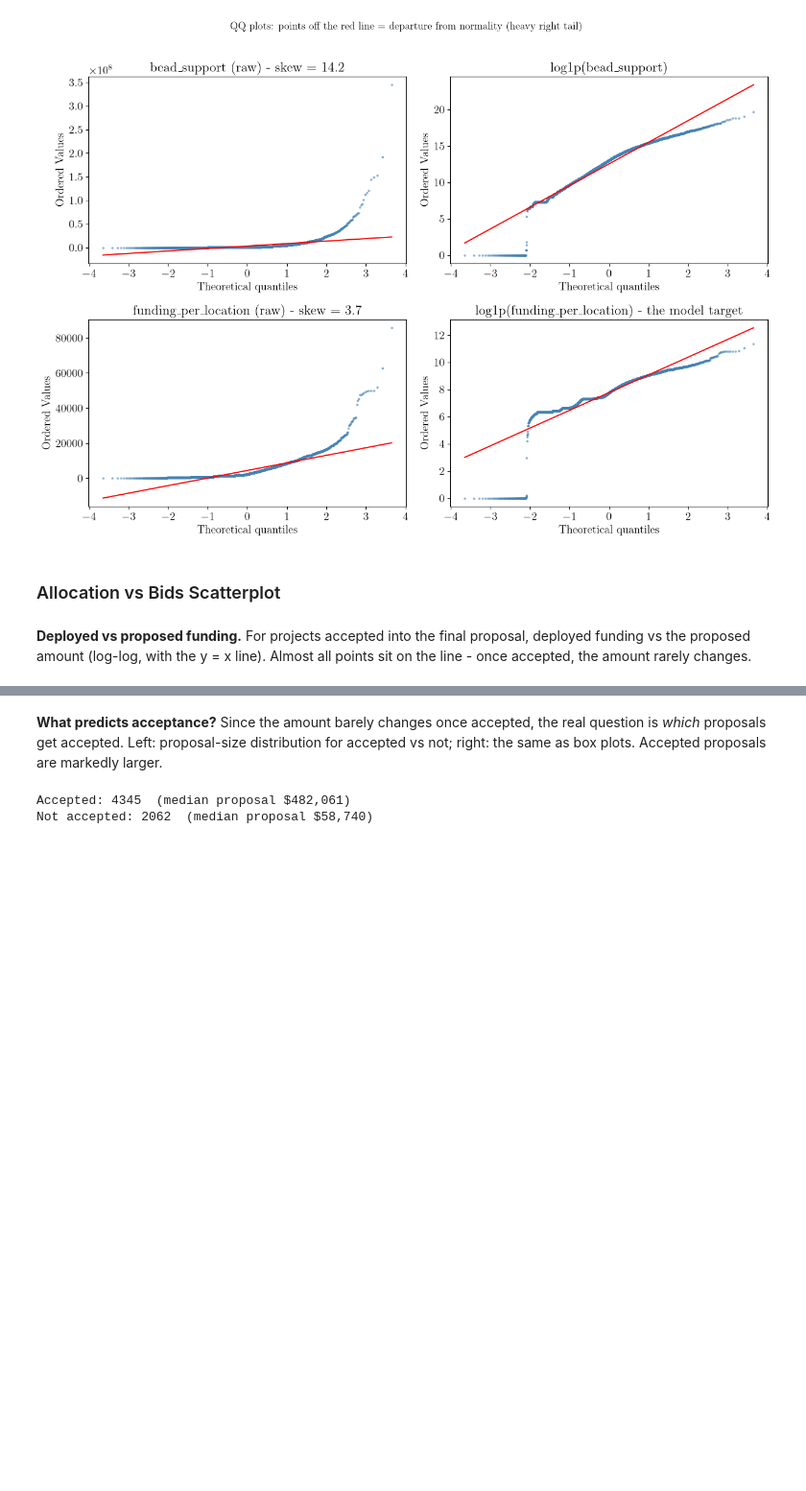
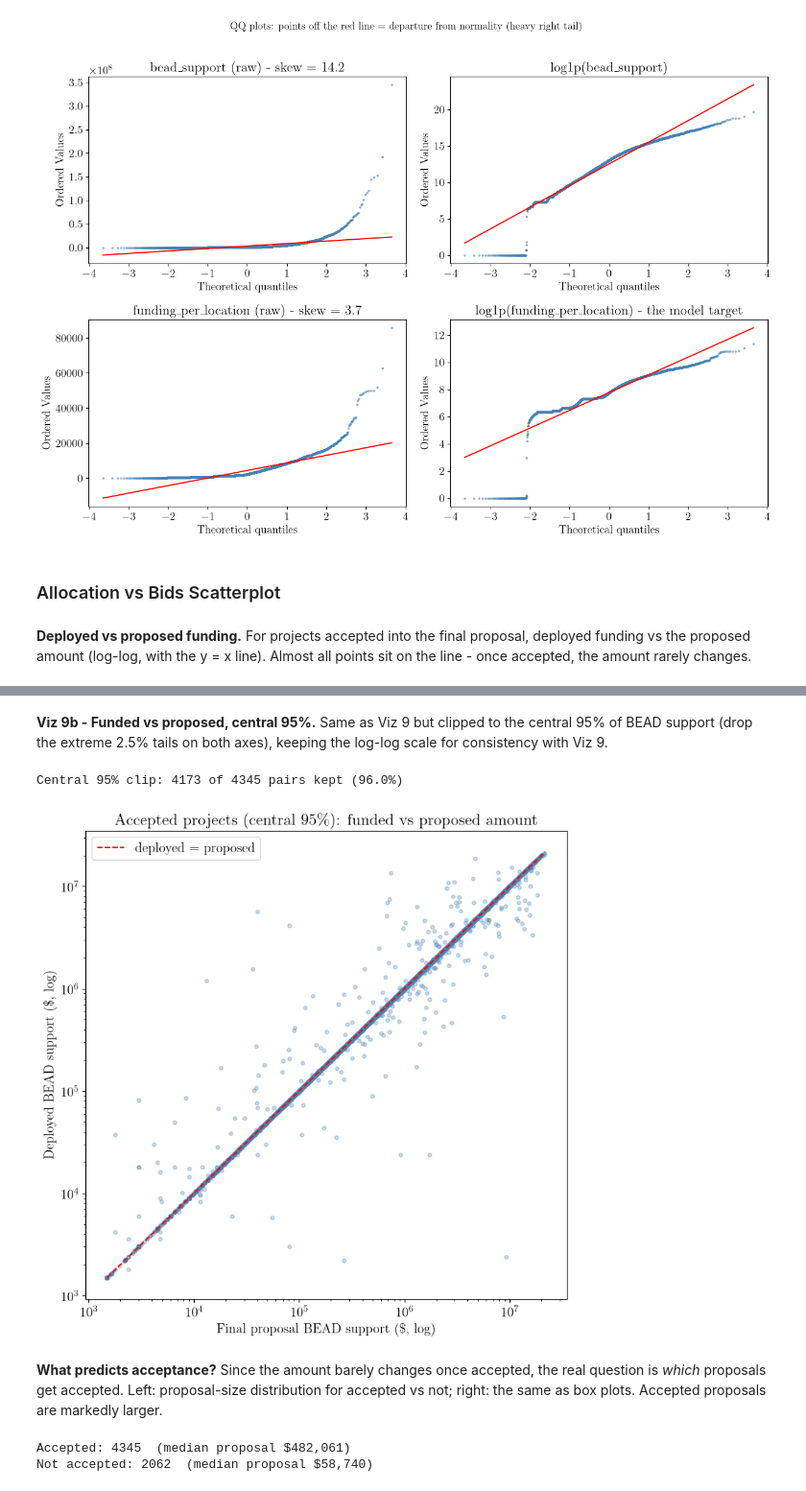
Before and after one commit to yusunnyf/bead_funding_predictor, a Jupyter notebook: eda/bead_eda.ipynb, the cells around one changed output, grey strips where cells are left out. Shown at 96% size. Saved outputs shown, nothing was run; the diff lists cells and outputs as text; code cells hidden in the pictures; blank space fills up the shorter version.

```diff
--- a/eda/bead_eda.ipynb
+++ b/eda/bead_eda.ipynb
@@ -502,3 +585,32 @@ Accepted pairs: 4345  |  amount unchanged from proposal: 86.8%
+# %% [markdown]
+**Viz 9b - Funded vs proposed, central 95%.** Same as Viz 9 but clipped to the central 95% of BEAD support (drop the extreme 2.5% tails on both axes), keeping the log-log scale for consistency with Viz 9.
+# %%
+# Viz 9b - Viz 9 clipped to the central 95% of BEAD support (log scale, consistent with Viz 9)
+# Drop the extreme 2.5% tails on BOTH axes so the bulk of accepted projects is visible.
+xlo, xhi = pair['final_proposal_bead_support'].quantile([0.025, 0.975])
+ylo, yhi = pair['deployed_project_bead_support'].quantile([0.025, 0.975])
+clip = pair[pair['final_proposal_bead_support'].between(xlo, xhi) &
+            pair['deployed_project_bead_support'].between(ylo, yhi)]
+print(f"Central 95% clip: {len(clip)} of {len(pair)} pairs kept ({len(clip)/len(pair):.1%})")
+
+x = clip['final_proposal_bead_support']
+y = clip['deployed_project_bead_support']
+
+plt.figure(figsize=(8, 8))
+plt.scatter(x, y, alpha=0.3, s=15, color='steelblue')
+lims = [min(x.min(), y.min()), max(x.max(), y.max())]
+plt.plot(lims, lims, 'r--', label='deployed = proposed')
+plt.xscale('log'); plt.yscale('log')
+plt.xlabel(r'Final proposal BEAD support (\$, log)')
+plt.ylabel(r'Deployed BEAD support (\$, log)')
+plt.title('Accepted projects (central 95\%): funded vs proposed amount')
+plt.legend()
+plt.tight_layout()
+plt.savefig('plots/viz_9b_funded_vs_proposed_clipped.png', dpi=600, bbox_inches='tight')
+plt.show()
+# %% [output]
+Central 95% clip: 4173 of 4345 pairs kept (96.0%)
+[figure, added]
 # %% [markdown]
 **What predicts acceptance?** Since the amount barely changes once accepted, the real question is *which* proposals get accepted. Left: proposal-size distribution for accepted vs not; right: the same as box plots. Accepted proposals are markedly larger.
 # %%
```
Also changed, not shown: parts of 24 cells of this notebook, 26 other files.
